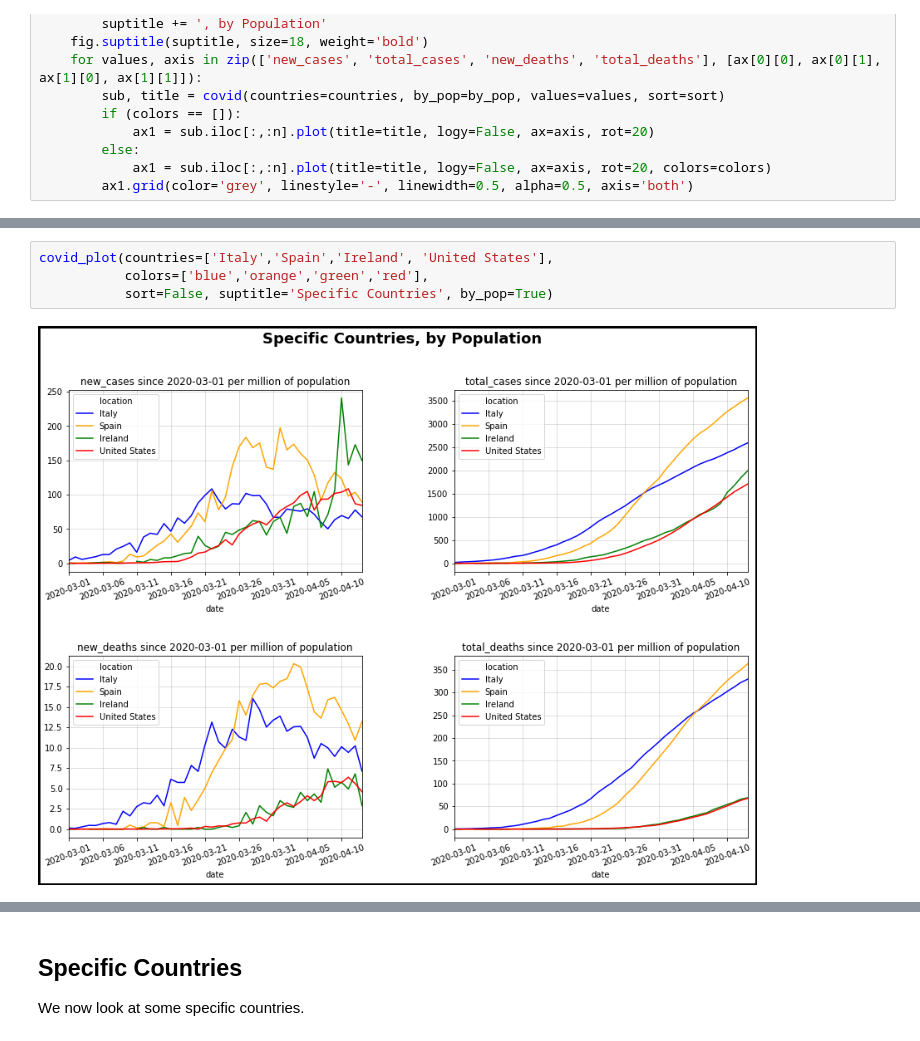
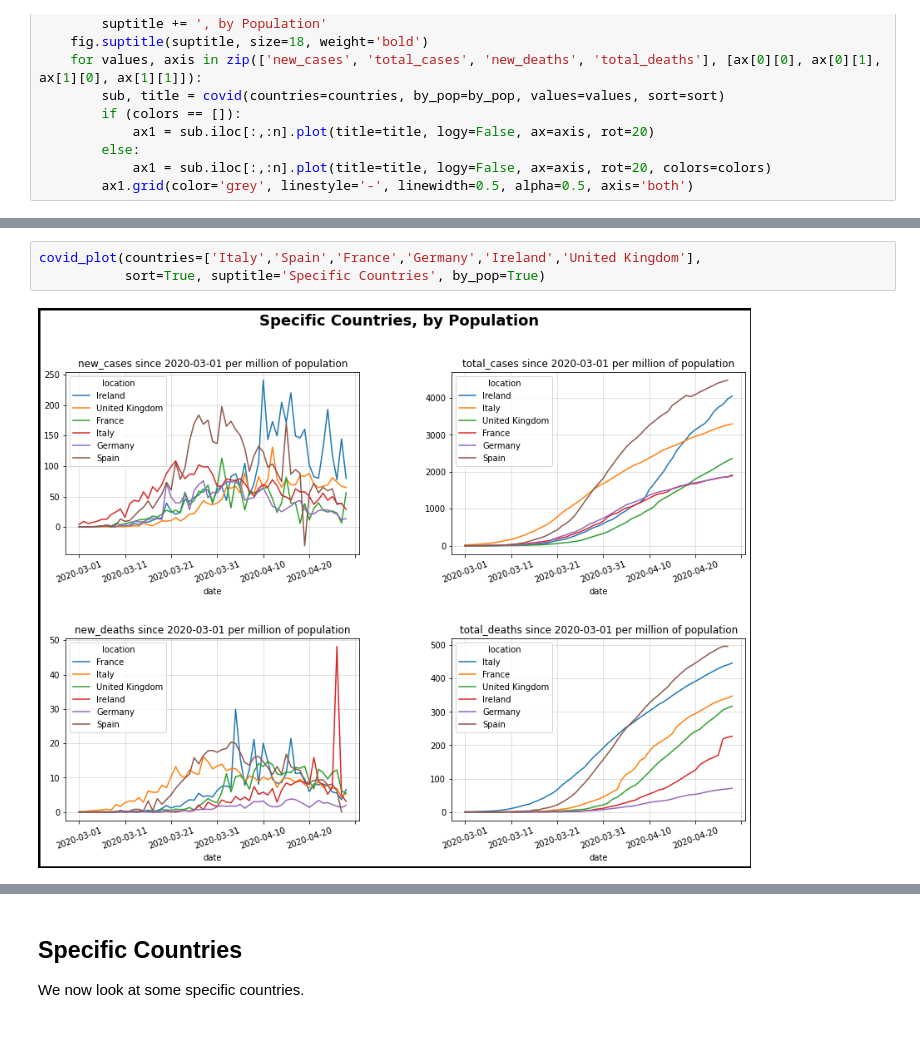
Before and after one commit to bakirl/covid19-tracker, a Jupyter notebook: covid19.ipynb, the cells around one changed output, grey strips where cells are left out. Saved outputs shown, nothing was run; the diff lists cells and outputs as text.

```diff
--- a/covid19.ipynb
+++ b/covid19.ipynb
@@ -151,8 +188,7 @@ covid_plot(countries=['Ireland','United States'],
 # %%
-covid_plot(countries=['Italy','Spain','Ireland', 'United States'],
-           colors=['blue','orange','green','red'],
-           sort=False, suptitle='Specific Countries', by_pop=True)
+covid_plot(countries=['Italy','Spain','France','Germany','Ireland','United Kingdom'],
+           sort=True, suptitle='Specific Countries', by_pop=True)
 # %% [output]
-[figure, old version]
+[figure, new version]
 # %%
 covid_plot(countries=['Italy','Spain','France','United Kingdom','Germany'],
```
Also changed, not shown: parts of 14 cells of this notebook.
